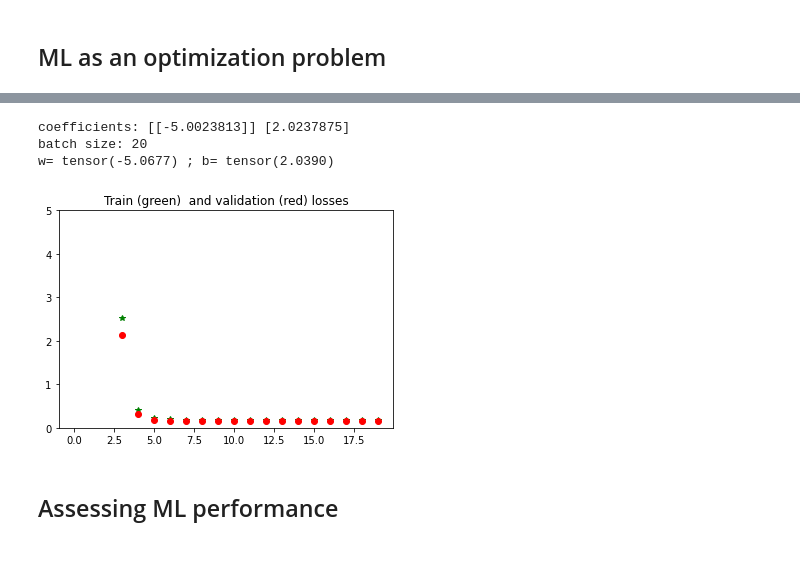
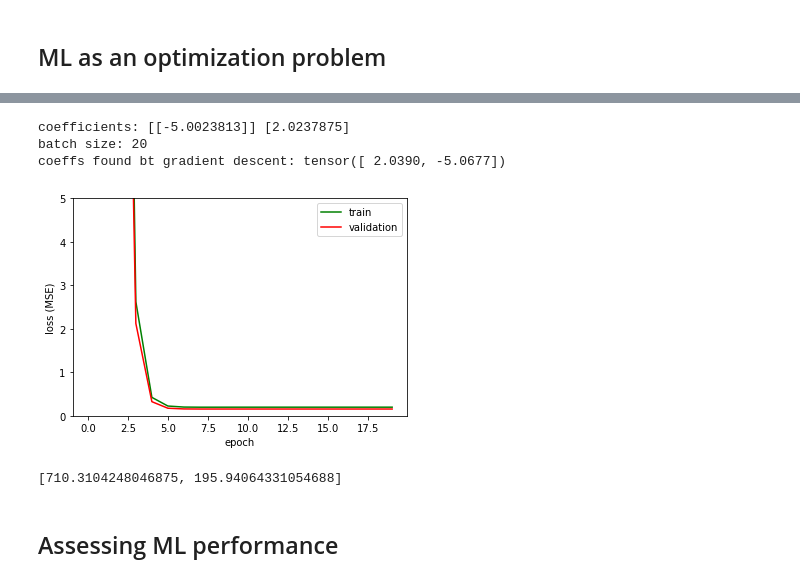
Before and after one commit to isa-ulisboa/greends-pml-2022-2023, a Jupyter notebook: ML_overview_with_examples.ipynb, the cells around one changed output, grey strips where cells are left out. Drawn from its saved outputs; the diff is of its cells as text; code cells hidden in the pictures; blank space fills up the shorter version.

```diff
--- a/ML_overview_with_examples.ipynb
+++ b/ML_overview_with_examples.ipynb
@@ -334,5 +350,4 @@ Next, we create from scratch a gradient descent for the very simple linear regre
 # %%
-# very loose adaptation of https://machinelearningmastery.com/mini-batch-gradient-descent-and-dataloader-in-pytorch/
 import matplotlib.pyplot as plt
 import torch
 import numpy as np
@@ -343,74 +358,76 @@ B=20 # batch size
 step_size = 0.1 # learning rate
 iter=20 # number epochs
 
-# Creating synthetic data
+############################################ Creating synthetic data
 # Creating a function f(X) with a slope of -5
 X = torch.arange(-5, 5, 0.1).view(-1, 1)
 func = -5 * X + 2
-
 # Adding Gaussian noise to the function f(X) and saving it in Y
 y = func + 0.4 * torch.randn(X.size())
 
-# Create train and validation sets
+##################################### Create train and validation sets
 X_train, X_valid, y_train, y_valid = train_test_split(X, y, test_size=0.2, random_state=42)
 
 ########################################## Linear regression LS solution
 from sklearn.linear_model import LinearRegression
 reg = LinearRegression().fit(X, y)
 print('coefficients:',reg.coef_,reg.intercept_)
 
 ####################################################### Gradient Descent
 # initial weights
-w = torch.tensor(-10.0, requires_grad = True)
-b = torch.tensor(-20.0, requires_grad = True)
+coeffs=torch.tensor([-20.,-10.]).requires_grad_()
 
-# defining the function for forward pass for prediction (linear regression)
-def forward(x):
-    return w * x + b
+# defining the function for prediction (linear regression)
+def calc_preds(x): return coeffs[0] + coeffs[1] * x
 
 # evaluating data points with Mean Square Error (MSE)
-def criterion(y_pred, y):
-    return torch.mean((y_pred - y) ** 2)
+def calc_loss_from_labels(y_pred, y): return torch.mean((y_pred - y) ** 2)
 
 # lists to store losses for each epoch
-training_losses=[]
-validation_losses=[]
+training_losses=[]; validation_losses=[]
 
 # epochs
 for i in range(iter):
   # calculating loss as in the beginning of an epoch and storing it
-    y_pred = forward(X)
-    training_losses.append(criterion(y_pred, Y).tolist())
-    y_pred = forward(X_valid)
-    validation_losses.append(criterion(y_pred, y_valid).tolist())
-    # mini-batch gradient descent: weight are updated after one batch
-    for idx_start in np.arange(0,N,B):
+    y_pred = calc_preds(X_train)
+    training_losses.append(calc_loss_from_labels(y_pred, y_train).tolist())
+    y_pred = calc_preds(X_valid)
+    validation_losses.append(calc_loss_from_labels(y_pred, y_valid).tolist())
+    # mini-batch gradient descent: weight are updated after each batch
+    for idx_start in np.arange(0,X_train.shape[0],B):
+        # create batch
         batch_X=X_train[idx_start:(idx_start+B),:]
         batch_y=y_train[idx_start:(idx_start+B),:]
         # making a prediction in forward pass
-        y_hat = forward(batch_X)
-        # calculating the loss between original and predicted data points
-        loss = criterion(y_hat, batch_y)
-        # backward pass for computing the gradients of the loss w.r.t to learnable parameters
+        y_pred = calc_preds(batch_X)
+        # calculating the loss between predicted and actual values
+        loss = calc_loss_from_labels(y_pred, batch_y)
+        # compute gradient
         loss.backward()
-        # updating the parameters after each iteration
-        w.data = w.data - step_size * w.grad.data
-        b.data = b.data - step_size * b.grad.data
-        # zeroing gradients after each iteration
-        w.grad.data.zero_()
-        b.grad.data.zero_()
+        with torch.no_grad():
+            # update coeffs
+            coeffs.sub_(coeffs.grad * step_size)
+            # zerofy gradients (otherwise )
+            coeffs.grad.zero_()
 
 print('batch size:', B)
-print('w=',w.requires_grad_(False),'; b=',b.requires_grad_(False))
-plt.plot(training_losses, 'g*', validation_losses, 'ro')
+print('coeffs found bt gradient descent:',coeffs.requires_grad_(False))
+plt.plot(training_losses, '-g',  validation_losses, '-r')
+plt.gca().legend(('train','validation'))
 plt.ylim(0, 5)
-plt.title("Train (green) and validation (red) losses")
+plt.xlabel('epoch')
+plt.ylabel('loss (MSE)')
+#plt.title("Train (green) and validation (red) losses")
 plt.show()
 # %% [output]
 coefficients: [[-5.0023813]] [2.0237875]
 batch size: 20
-w= tensor(-5.0677) ; b= tensor(2.0390)
+coeffs found bt gradient descent: tensor([ 2.0390, -5.0677])
-[figure, old version]
+[figure, new version]
+# %%
+training_losses
+# %% [output]
+[710.3104248046875, 195.94064331054688]
 # %% [markdown]
 ## Assessing ML performance
 # %% [markdown]
```
Also changed, not shown: parts of 2 cells of this notebook.
